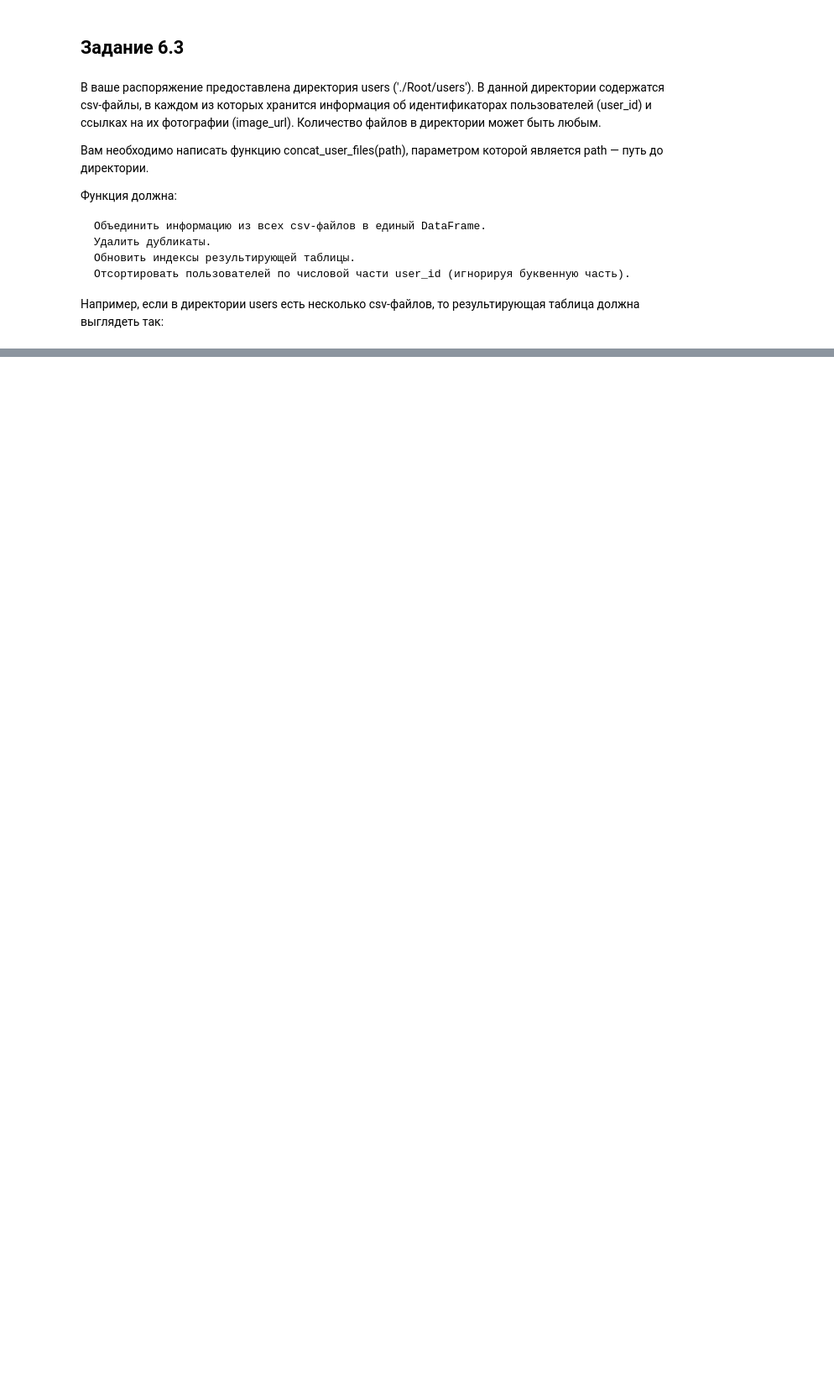
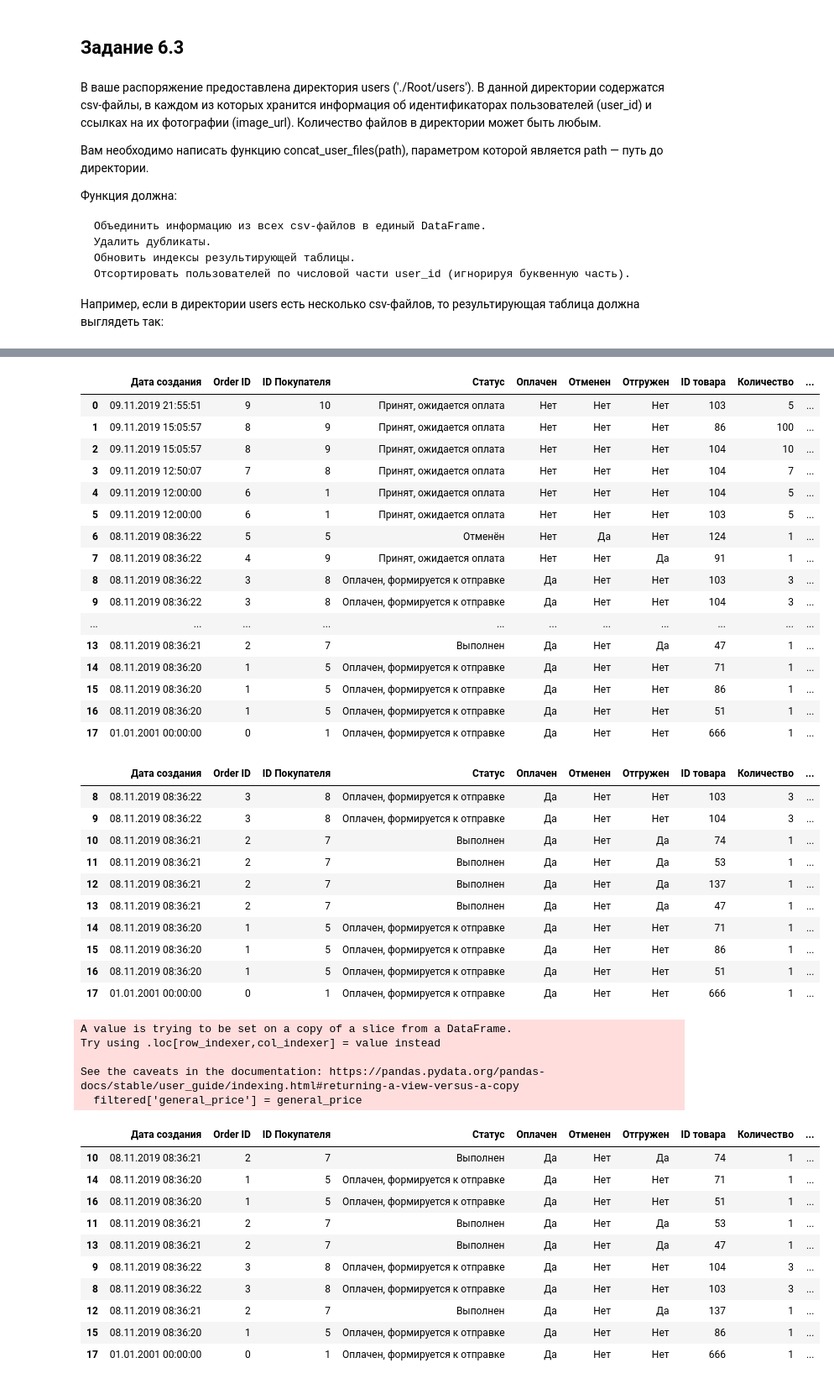
Before and after one commit to Barakuda12345g1/barakuda_rep_v6, a Jupyter notebook: barakuda_notebook/PY_12_advanced_pandas_methods/092. tasks.ipynb, the cells around one changed output, grey strips where cells are left out. Shown at 84% size. Drawn from its saved outputs; the diff is of its cells as text; code cells hidden in the pictures; blank space fills up the shorter version.

```diff
--- a/barakuda_notebook/PY_12_advanced_pandas_methods/092. tasks.ipynb
+++ b/barakuda_notebook/PY_12_advanced_pandas_methods/092. tasks.ipynb
@@ -559,0 +1225,63 @@ def concat_user_files(path):
+# %%
+display(orders_product)
+# создаю маску для филтрации
+mask_one = orders_product['Оплачен'] == 'Да'
+# оставляем оплаченные заказы
+filtered = orders_product[mask_one]
+display(filtered)
+# создаю новый признак с общей ценой
+general_price = filtered['Price'] * filtered['Количество']
+# добавляю признак в общую таблицу
+filtered['general_price'] = general_price
+# смотрю на отсортированную по цене таблицу
+display(filtered.sort_values(by='general_price',ascending=False))
+# складываем отсортированную таблицу в переменную для красивого вывода
+filtered_var = filtered.sort_values(by='general_price', ascending=False)
+# красиво печатаю ответ
+print(f'Customer with biggest income for internet-shop is: \
+    {filtered_var['ID Покупателя'].iloc[0]}')
+# %% [output]
+|  | Дата создания | Order ID | ID Покупателя | Статус | Оплачен | Отменен | Отгружен | ID товара | Количество | ... |
+| 0 | 09.11.2019 21:55:51 | 9 | 10 | Принят, ожидается оплата | Нет | Нет | Нет | 103 | 5 | ... |
+| 1 | 09.11.2019 15:05:57 | 8 | 9 | Принят, ожидается оплата | Нет | Нет | Нет | 86 | 100 | ... |
+| 2 | 09.11.2019 15:05:57 | 8 | 9 | Принят, ожидается оплата | Нет | Нет | Нет | 104 | 10 | ... |
+| 3 | 09.11.2019 12:50:07 | 7 | 8 | Принят, ожидается оплата | Нет | Нет | Нет | 104 | 7 | ... |
+| 4 | 09.11.2019 12:00:00 | 6 | 1 | Принят, ожидается оплата | Нет | Нет | Нет | 104 | 5 | ... |
+| 5 | 09.11.2019 12:00:00 | 6 | 1 | Принят, ожидается оплата | Нет | Нет | Нет | 103 | 5 | ... |
+| 6 | 08.11.2019 08:36:22 | 5 | 5 | Отменён | Нет | Да | Нет | 124 | 1 | ... |
+| 7 | 08.11.2019 08:36:22 | 4 | 9 | Принят, ожидается оплата | Нет | Нет | Да | 91 | 1 | ... |
+| 8 | 08.11.2019 08:36:22 | 3 | 8 | Оплачен, формируется к отправке | Да | Нет | Нет | 103 | 3 | ... |
+| 9 | 08.11.2019 08:36:22 | 3 | 8 | Оплачен, формируется к отправке | Да | Нет | Нет | 104 | 3 | ... |
+| ... | ... | ... | ... | ... | ... | ... | ... | ... | ... | ... |
+| 13 | 08.11.2019 08:36:21 | 2 | 7 | Выполнен | Да | Нет | Да | 47 | 1 | ... |
+| 14 | 08.11.2019 08:36:20 | 1 | 5 | Оплачен, формируется к отправке | Да | Нет | Нет | 71 | 1 | ... |
+| 15 | 08.11.2019 08:36:20 | 1 | 5 | Оплачен, формируется к отправке | Да | Нет | Нет | 86 | 1 | ... |
+| 16 | 08.11.2019 08:36:20 | 1 | 5 | Оплачен, формируется к отправке | Да | Нет | Нет | 51 | 1 | ... |
+| 17 | 01.01.2001 00:00:00 | 0 | 1 | Оплачен, формируется к отправке | Да | Нет | Нет | 666 | 1 | ... |
+|  | Дата создания | Order ID | ID Покупателя | Статус | Оплачен | Отменен | Отгружен | ID товара | Количество | ... |
+| 8 | 08.11.2019 08:36:22 | 3 | 8 | Оплачен, формируется к отправке | Да | Нет | Нет | 103 | 3 | ... |
+| 9 | 08.11.2019 08:36:22 | 3 | 8 | Оплачен, формируется к отправке | Да | Нет | Нет | 104 | 3 | ... |
+| 10 | 08.11.2019 08:36:21 | 2 | 7 | Выполнен | Да | Нет | Да | 74 | 1 | ... |
+| 11 | 08.11.2019 08:36:21 | 2 | 7 | Выполнен | Да | Нет | Да | 53 | 1 | ... |
+| 12 | 08.11.2019 08:36:21 | 2 | 7 | Выполнен | Да | Нет | Да | 137 | 1 | ... |
+| 13 | 08.11.2019 08:36:21 | 2 | 7 | Выполнен | Да | Нет | Да | 47 | 1 | ... |
+| 14 | 08.11.2019 08:36:20 | 1 | 5 | Оплачен, формируется к отправке | Да | Нет | Нет | 71 | 1 | ... |
+| 15 | 08.11.2019 08:36:20 | 1 | 5 | Оплачен, формируется к отправке | Да | Нет | Нет | 86 | 1 | ... |
+| 16 | 08.11.2019 08:36:20 | 1 | 5 | Оплачен, формируется к отправке | Да | Нет | Нет | 51 | 1 | ... |
+| 17 | 01.01.2001 00:00:00 | 0 | 1 | Оплачен, формируется к отправке | Да | Нет | Нет | 666 | 1 | ... |
+A value is trying to be set on a copy of a slice from a DataFrame.
+Try using .loc[row_indexer,col_indexer] = value instead
+
+See the caveats in the documentation: https://pandas.pydata.org/pandas-docs/stable/user_guide/indexing.html#returning-a-view-versus-a-copy
+  filtered['general_price'] = general_price
+|  | Дата создания | Order ID | ID Покупателя | Статус | Оплачен | Отменен | Отгружен | ID товара | Количество | ... |
+| 10 | 08.11.2019 08:36:21 | 2 | 7 | Выполнен | Да | Нет | Да | 74 | 1 | ... |
+| 14 | 08.11.2019 08:36:20 | 1 | 5 | Оплачен, формируется к отправке | Да | Нет | Нет | 71 | 1 | ... |
+| 16 | 08.11.2019 08:36:20 | 1 | 5 | Оплачен, формируется к отправке | Да | Нет | Нет | 51 | 1 | ... |
+| 11 | 08.11.2019 08:36:21 | 2 | 7 | Выполнен | Да | Нет | Да | 53 | 1 | ... |
+| 13 | 08.11.2019 08:36:21 | 2 | 7 | Выполнен | Да | Нет | Да | 47 | 1 | ... |
+| 9 | 08.11.2019 08:36:22 | 3 | 8 | Оплачен, формируется к отправке | Да | Нет | Нет | 104 | 3 | ... |
+| 8 | 08.11.2019 08:36:22 | 3 | 8 | Оплачен, формируется к отправке | Да | Нет | Нет | 103 | 3 | ... |
+| 12 | 08.11.2019 08:36:21 | 2 | 7 | Выполнен | Да | Нет | Да | 137 | 1 | ... |
+| 15 | 08.11.2019 08:36:20 | 1 | 5 | Оплачен, формируется к отправке | Да | Нет | Нет | 86 | 1 | ... |
+| 17 | 01.01.2001 00:00:00 | 0 | 1 | Оплачен, формируется к отправке | Да | Нет | Нет | 666 | 1 | ... |
```
Also changed, not shown: parts of 50 cells of this notebook, 4 other files.
